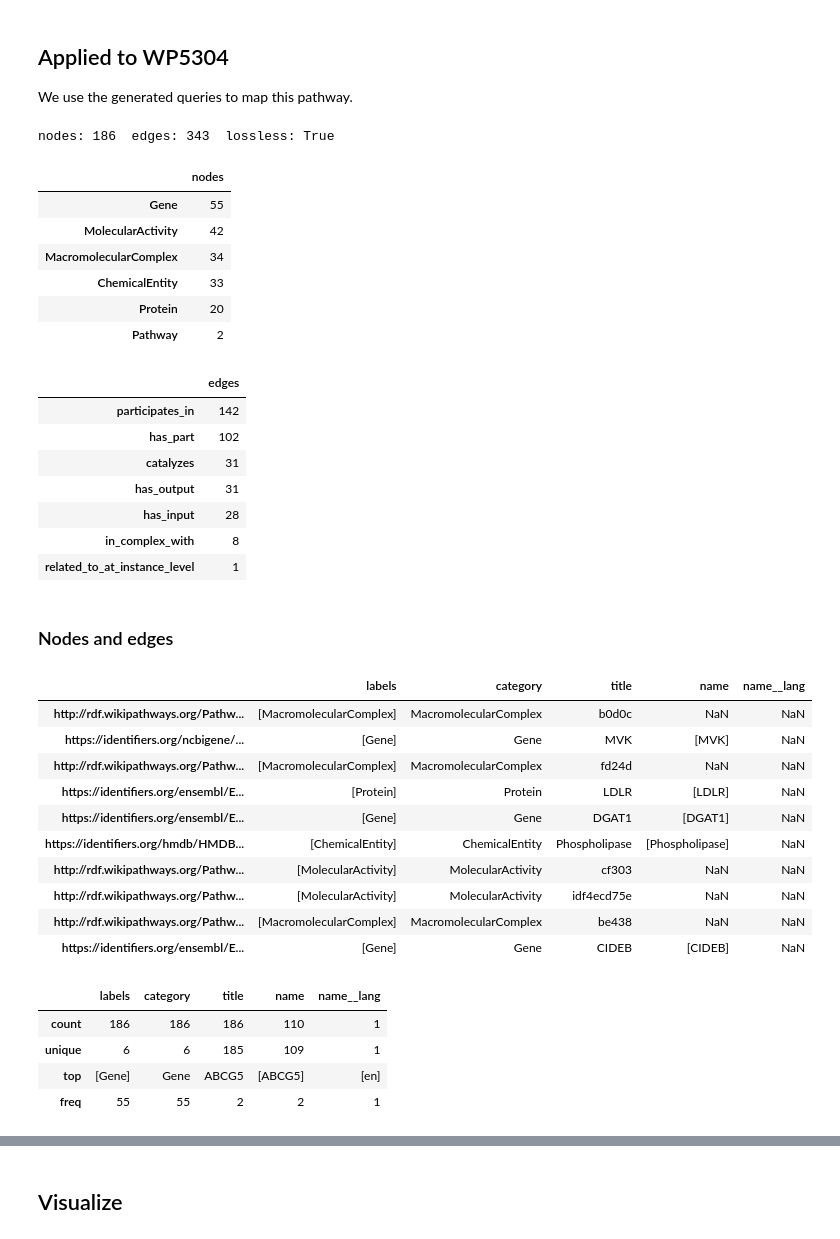
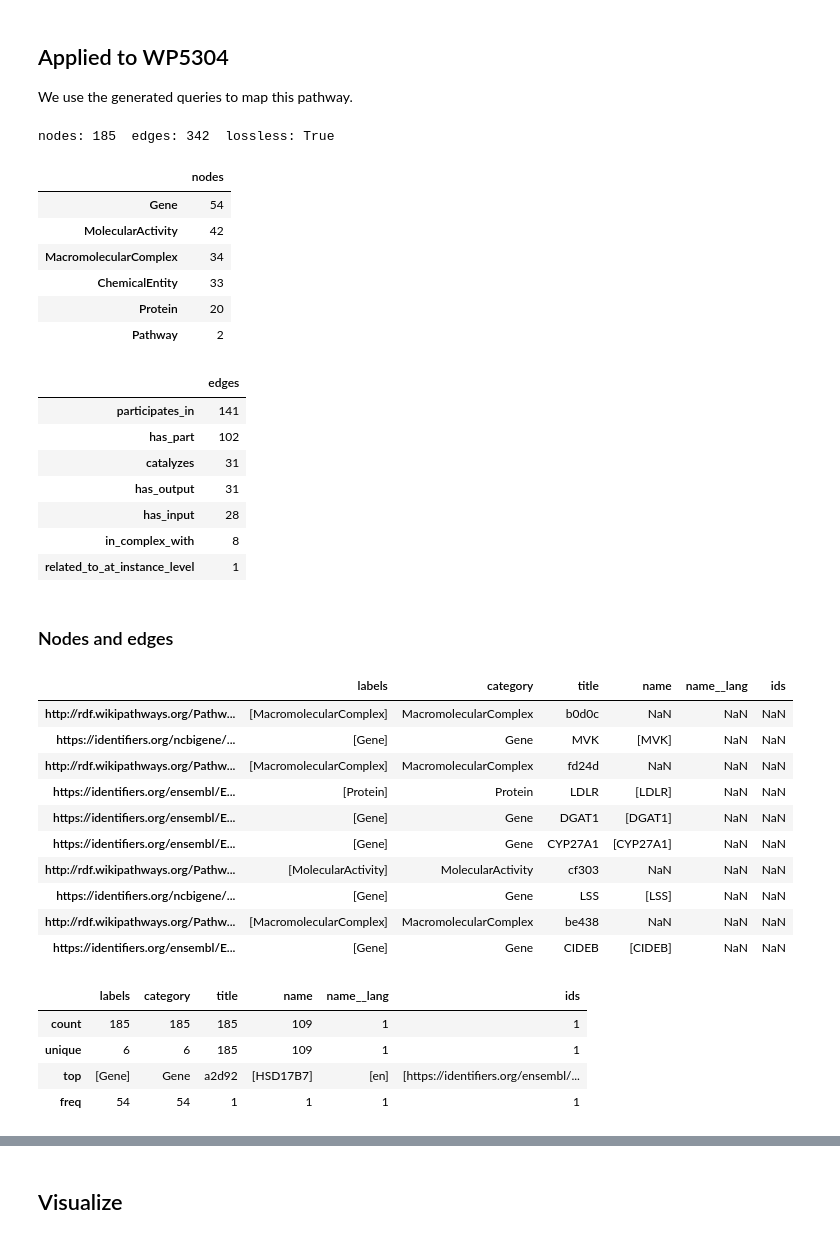
Before and after one commit to jmillanacosta/rdfsolve, a Jupyter notebook: notebooks/conversion/01_wikipathways_to_biolink.ipynb, the cells around one changed output, grey strips where cells are left out. Drawn from its saved outputs; the diff is of its cells as text; code cells hidden in the pictures.

```diff
--- a/notebooks/conversion/01_wikipathways_to_biolink.ipynb
+++ b/notebooks/conversion/01_wikipathways_to_biolink.ipynb
@@ -837,23 +838,27 @@ We use the generated queries to map this pathway.
 # %%
 profile = Profile.from_queries(paths=sorted(generated_queries.glob("*.rq")), client=wp)
 in_pathway = within(client=wp, records=pathway, via="Is part of")
 mapped = profile.run(client=wp, scope=in_pathway)
-graph = PropertyGraph.from_rdf(graph=mapped, identity=Identity(), hierarchy=biolink.hierarchy())
+# Dedup genes
+genes = pathway.related("Gene Product", via="Is part of", incoming=True).load()
+gene_claims = Claims.of(client=wp, records=[genes])
+gene_decision = gene_claims.decide(namespaces=["ncbigene"])
+graph = PropertyGraph.from_rdf(graph=mapped, identity=Identity(same=gene_decision.pairs()), hierarchy=biolink.hierarchy())
 report = graph.report()
 print("nodes:", report["nodes"], " edges:", report["edges"], " lossless:", report["lossless"]["passed"])
 display(pd.Series(report["node_types"], name="nodes").to_frame())
 pd.Series(report["edge_types"], name="edges").to_frame()
 # %% [output]
-nodes: 186  edges: 343  lossless: True
+nodes: 185  edges: 342  lossless: True
 |  | nodes |
-| Gene | 55 |
+| Gene | 54 |
 | MolecularActivity | 42 |
 | MacromolecularComplex | 34 |
 | ChemicalEntity | 33 |
 | Protein | 20 |
 | Pathway | 2 |
 |  | edges |
-| participates_in | 142 |
+| participates_in | 141 |
 | has_part | 102 |
 | catalyzes | 31 |
 | has_output | 31 |
@@ -870,25 +875,25 @@ edge_table = nx.to_pandas_edgelist(network)
 # %%
 node_table.sample(10, random_state=1)
 # %% [output]
-|  | labels | category | title | name | name__lang |
-| http://rdf.wikipathways.org/Pathw... | [MacromolecularComplex] | MacromolecularComplex | b0d0c | NaN | NaN |
-| https://identifiers.org/ncbigene/... | [Gene] | Gene | MVK | [MVK] | NaN |
-| http://rdf.wikipathways.org/Pathw... | [MacromolecularComplex] | MacromolecularComplex | fd24d | NaN | NaN |
-| https://identifiers.org/ensembl/E... | [Protein] | Protein | LDLR | [LDLR] | NaN |
-| https://identifiers.org/ensembl/E... | [Gene] | Gene | DGAT1 | [DGAT1] | NaN |
-| https://identifiers.org/hmdb/HMDB... | [ChemicalEntity] | ChemicalEntity | Phospholipase | [Phospholipase] | NaN |
-| http://rdf.wikipathways.org/Pathw... | [MolecularActivity] | MolecularActivity | cf303 | NaN | NaN |
-| http://rdf.wikipathways.org/Pathw... | [MolecularActivity] | MolecularActivity | idf4ecd75e | NaN | NaN |
-| http://rdf.wikipathways.org/Pathw... | [MacromolecularComplex] | MacromolecularComplex | be438 | NaN | NaN |
-| https://identifiers.org/ensembl/E... | [Gene] | Gene | CIDEB | [CIDEB] | NaN |
+|  | labels | category | title | name | name__lang | ids |
+| http://rdf.wikipathways.org/Pathw... | [MacromolecularComplex] | MacromolecularComplex | b0d0c | NaN | NaN | NaN |
+| https://identifiers.org/ncbigene/... | [Gene] | Gene | MVK | [MVK] | NaN | NaN |
+| http://rdf.wikipathways.org/Pathw... | [MacromolecularComplex] | MacromolecularComplex | fd24d | NaN | NaN | NaN |
+| https://identifiers.org/ensembl/E... | [Protein] | Protein | LDLR | [LDLR] | NaN | NaN |
+| https://identifiers.org/ensembl/E... | [Gene] | Gene | DGAT1 | [DGAT1] | NaN | NaN |
+| https://identifiers.org/ensembl/E... | [Gene] | Gene | CYP27A1 | [CYP27A1] | NaN | NaN |
+| http://rdf.wikipathways.org/Pathw... | [MolecularActivity] | MolecularActivity | cf303 | NaN | NaN | NaN |
+| https://identifiers.org/ncbigene/... | [Gene] | Gene | LSS | [LSS] | NaN | NaN |
+| http://rdf.wikipathways.org/Pathw... | [MacromolecularComplex] | MacromolecularComplex | be438 | NaN | NaN | NaN |
+| https://identifiers.org/ensembl/E... | [Gene] | Gene | CIDEB | [CIDEB] | NaN | NaN |
 # %%
 node_table.describe(include="all")
 # %% [output]
-|  | labels | category | title | name | name__lang |
-| count | 186 | 186 | 186 | 110 | 1 |
-| unique | 6 | 6 | 185 | 109 | 1 |
-| top | [Gene] | Gene | ABCG5 | [ABCG5] | [en] |
-| freq | 55 | 55 | 2 | 2 | 1 |
+|  | labels | category | title | name | name__lang | ids |
+| count | 185 | 185 | 185 | 109 | 1 | 1 |
+| unique | 6 | 6 | 185 | 109 | 1 | 1 |
+| top | [Gene] | Gene | a2d92 | [HSD17B7] | [en] | [https://identifiers.org/ensembl/... |
+| freq | 54 | 54 | 1 | 1 | 1 | 1 |
 # %%
 edge_table.sample(10, random_state=1)
 # %% [output]
```
Also changed, not shown: parts of 4 cells of this notebook, 4 other files.
